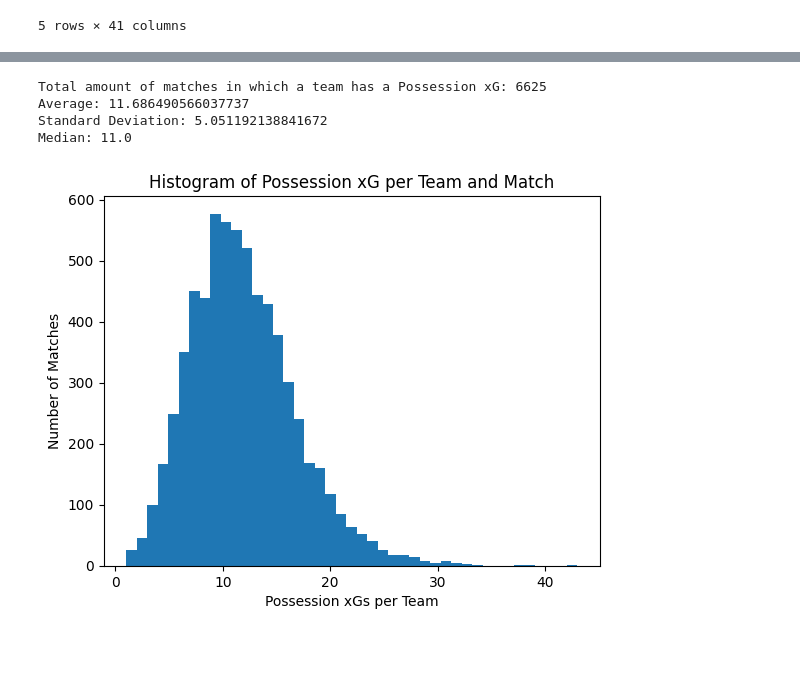
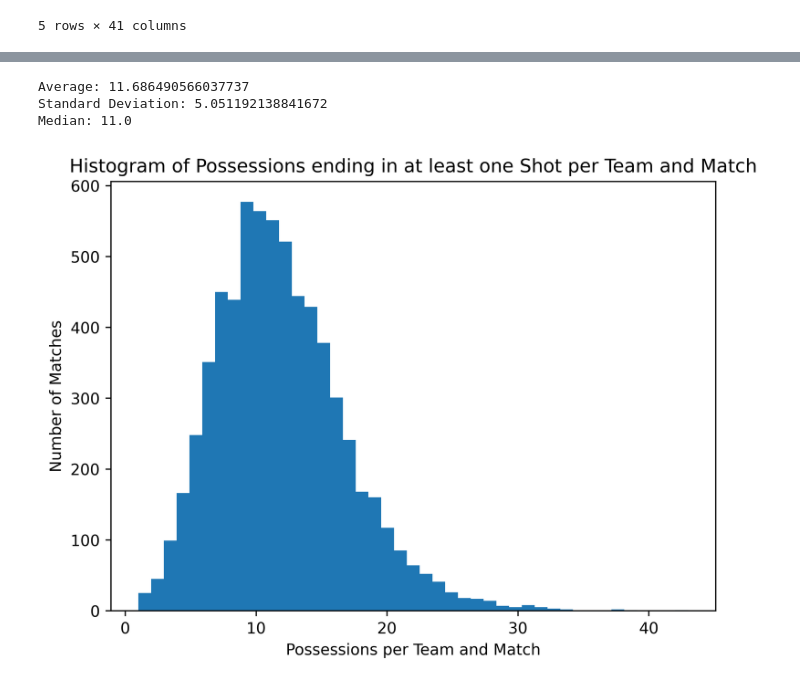
Before and after one commit to StrikerBadger/bachelor-thesis, a Jupyter notebook: empirical_analysis.ipynb, the cells around one changed output, grey strips where cells are left out. Drawn from its saved outputs; the diff is of its cells as text; code cells hidden in the pictures; blank space fills up the shorter version.

```diff
--- a/empirical_analysis.ipynb
+++ b/empirical_analysis.ipynb
@@ -18,6 +19,9 @@ from matplotlib import pyplot as plt
 # We don't have an API-key, so we will ignore that exact warning
 import warnings
 warnings.filterwarnings('ignore', category=sb.api_client.NoAuthWarning)
+# %%
+# Set the plot resolution
+plt.rcParams['figure.dpi'] = 600
 # %%
 # Since we want as much data as possible, we will first query for all available match_ids
 all_competition_season_ids = sb.competitions()[['competition_id', 'season_id']].apply(lambda row: (row['competition_id'], row['season_id']), axis='columns')
@@ -140,21 +156,20 @@ possession_xg_df.to_pickle('possession_xGs.pkl')
 # %%
 # Let's analyze now on a match level how many Possession xG's each team has
 team_shot_count = possession_xg_df.groupby('match_id').progress_apply(lambda df: list(df.groupby('team_id')['possession_xg'].count())).sum()
 plt.clf()
 plt.hist(team_shot_count, bins=max(team_shot_count))
-plt.title('Histogram of Possession xG per Team and Match')
-plt.xlabel('Possession xGs per Team')
+plt.title('Histogram of Possessions ending in at least one Shot per Team and Match')
+plt.xlabel('Possessions per Team and Match')
 plt.ylabel('Number of Matches')
-print(f'Total amount of matches in which a team has a Possession xG: {len(team_shot_count)}')
 print('Average:', np.average(team_shot_count))
 print('Standard Deviation:', np.std(team_shot_count))
 print('Median:', np.median(team_shot_count))
+plt.show()
 # %% [output]
-Total amount of matches in which a team has a Possession xG: 6625
 Average: 11.686490566037737
 Standard Deviation: 5.051192138841672
 Median: 11.0
-[figure, old version]
+[figure, new version]
 # %%
 # It would also be interesting to see how the histogram for amount of shots per team and match looks
 shots_per_team_and_match = shots_df[['match_id', 'team_id']].groupby('match_id').progress_apply(lambda df: list(df.groupby('team_id')['team_id'].count())).sum()
```
Also changed, not shown: parts of 6 cells of this notebook, 9 other files.
